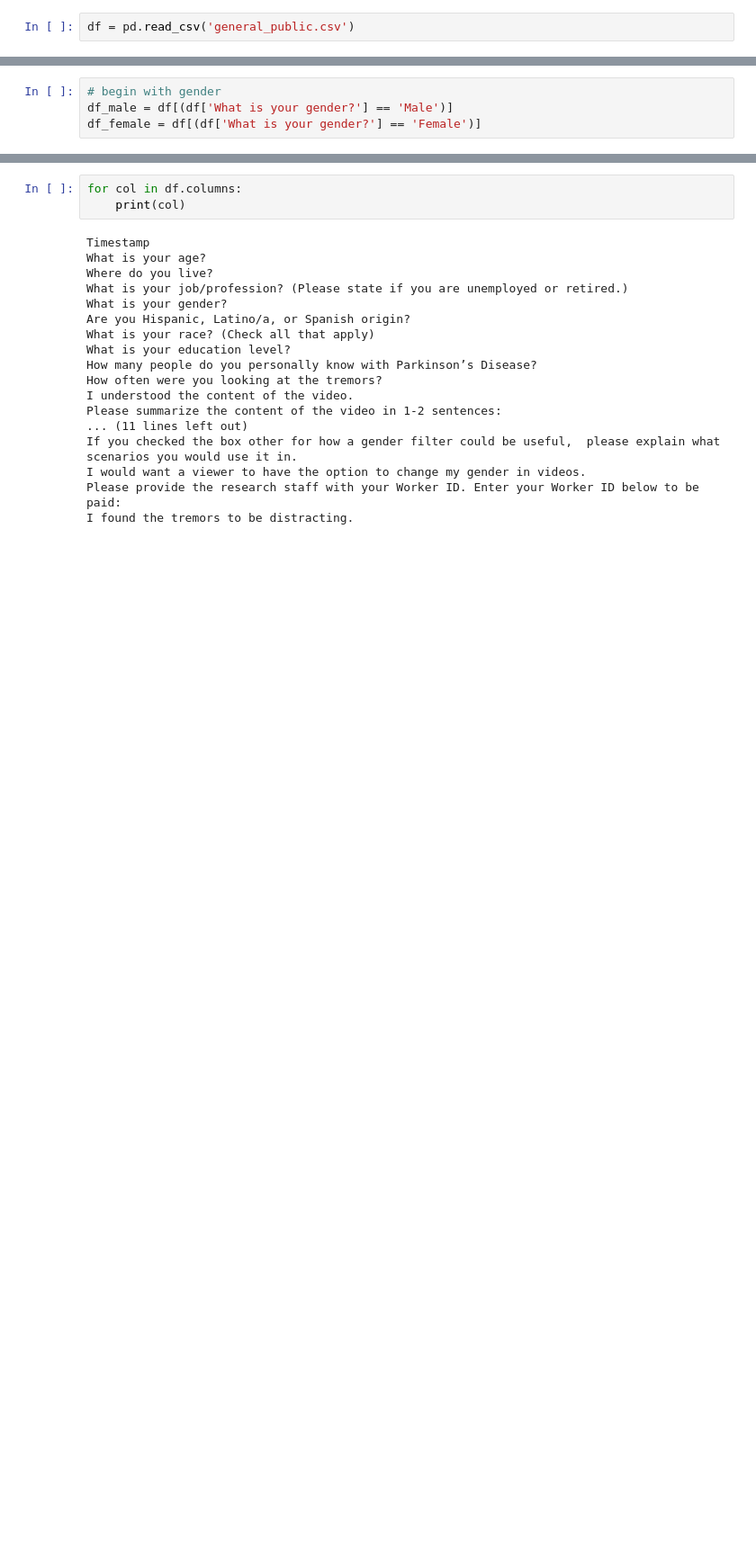
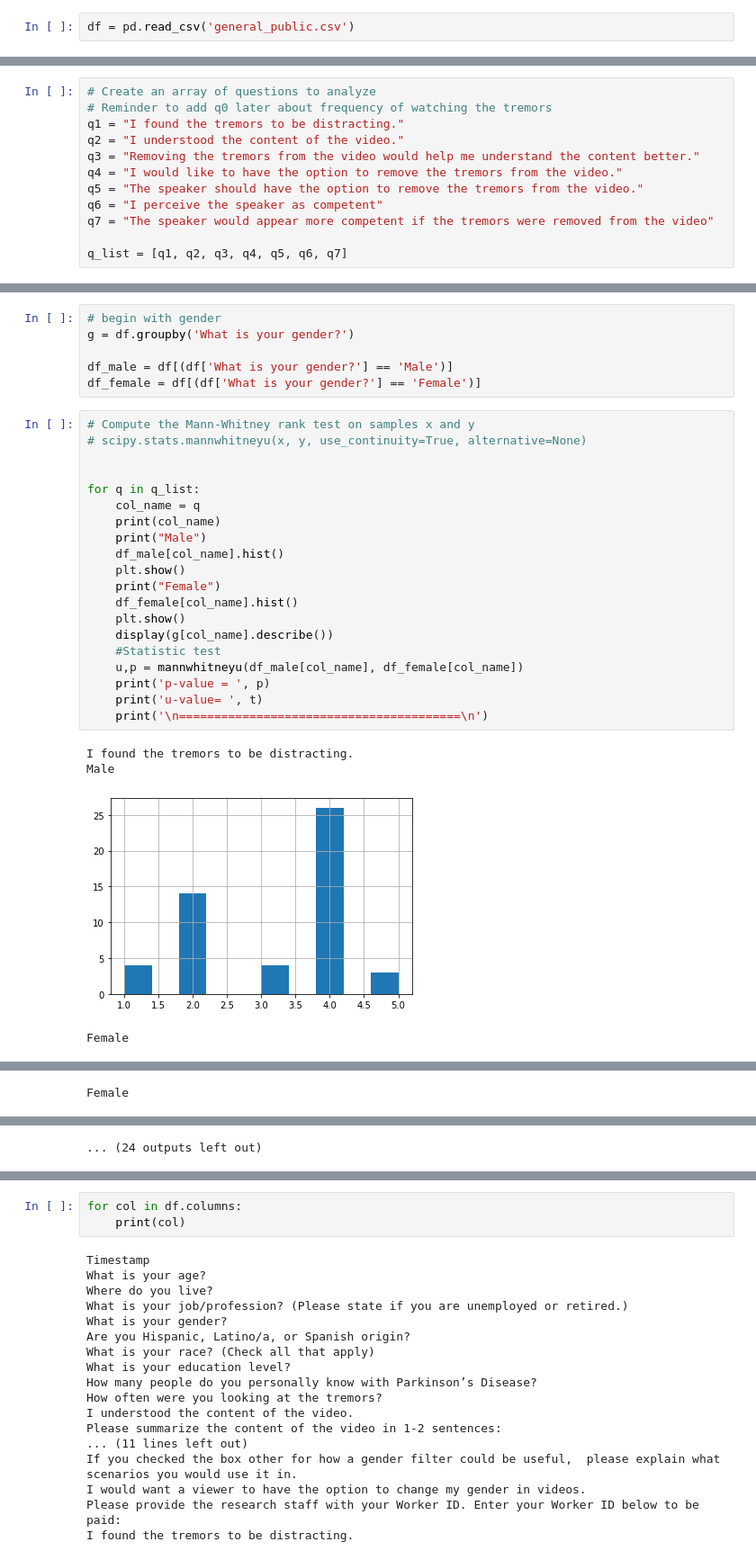
Before and after one commit to kurtishaut/PD_Video_Filtering, a Jupyter notebook: Survey Analysis.ipynb, the cells around one changed output, grey strips where cells are left out. Shown: that part at 90% size. Saved outputs shown, nothing was run; the diff lists cells and outputs as text; blank space fills up the shorter version.

Commit message:
implemented mannwhitneyu & proportionsz

```diff
--- a/Survey Analysis.ipynb
+++ b/Survey Analysis.ipynb
@@ -26,0 +29,12 @@ display(df.head())
+# %%
+# Create an array of questions to analyze
+# Reminder to add q0 later about frequency of watching the tremors
+q1 = "I found the tremors to be distracting."
+q2 = "I understood the content of the video."
+q3 = "Removing the tremors from the video would help me understand the content better."
+q4 = "I would like to have the option to remove the tremors from the video."
+q5 = "The speaker should have the option to remove the tremors from the video."
+q6 = "I perceive the speaker as competent"
+q7 = "The speaker would appear more competent if the tremors were removed from the video"
+
+q_list = [q1, q2, q3, q4, q5, q6, q7]
@@ -27,4 +49,31 @@ display(df.head())
 # %%
 # begin with gender
+g = df.groupby('What is your gender?')
+
 df_male = df[(df['What is your gender?'] == 'Male')]
 df_female = df[(df['What is your gender?'] == 'Female')]
+# %%
+# Compute the Mann-Whitney rank test on samples x and y
+# scipy.stats.mannwhitneyu(x, y, use_continuity=True, alternative=None)
+
+
+for q in q_list:
+    col_name = q
+    print(col_name)
+    print("Male")
+    df_male[col_name].hist()
+    plt.show()
+    print("Female")
+    df_female[col_name].hist()
+    plt.show()
+    display(g[col_name].describe())
+    #Statistic test
+    u,p = mannwhitneyu(df_male[col_name], df_female[col_name])
+    print('p-value = ', p)
+    print('u-value= ', t)
+    print('\n========================================\n')
+# %% [output]
+I found the tremors to be distracting.
+Male
+[figure, added]
+Female
@@ -30,0 +93 @@ df_female = df[(df['What is your gender?'] == 'Female')]
+Female
@@ -30,0 +107 @@ df_female = df[(df['What is your gender?'] == 'Female')]
+... (24 outputs left out)
```
Also changed, not shown: parts of 13 cells of this notebook.
